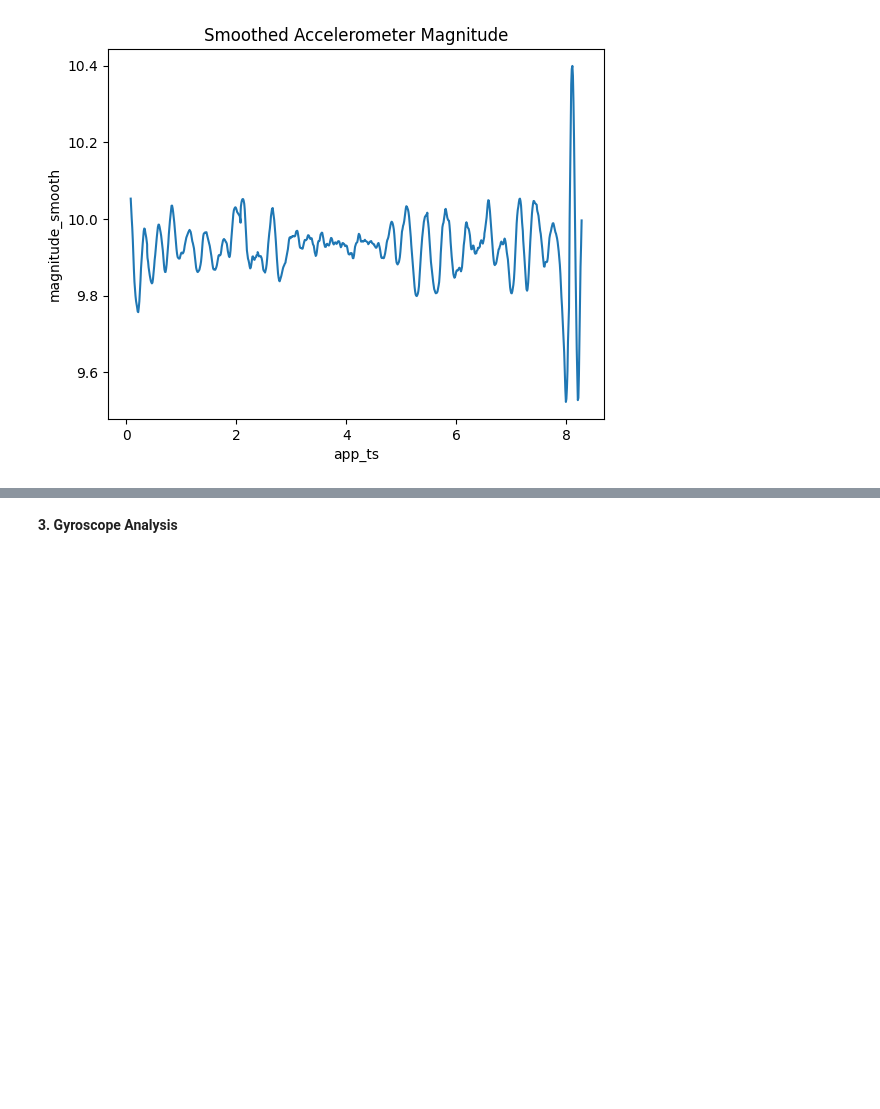
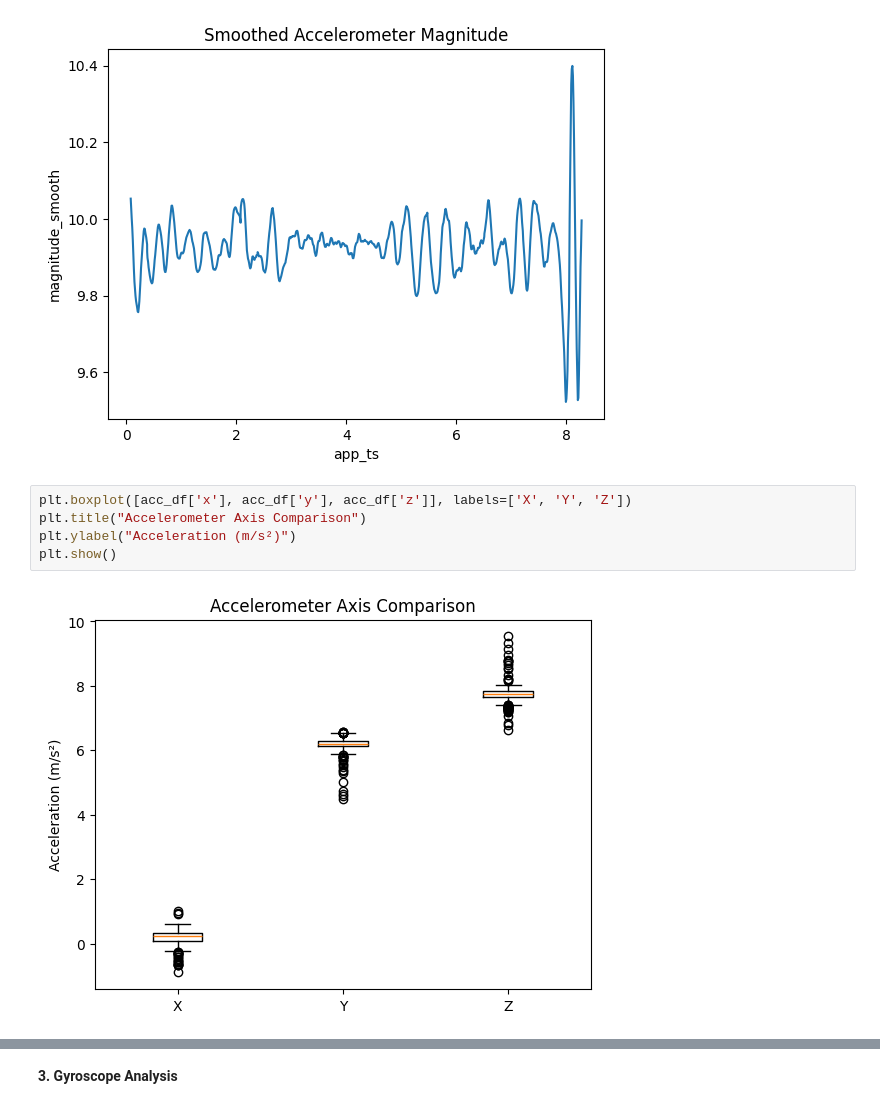
Before and after one commit to HiraNawaz2415/Assignment-1-TOPL-Roll-002-, a Jupyter notebook: assignment#1.ipynb, the cells around one changed output, grey strips where cells are left out. Drawn from its saved outputs; the diff is of its cells as text; blank space fills up the shorter version.

```diff
--- a/assignment#1.ipynb
+++ b/assignment#1.ipynb
@@ -266,3 +266,10 @@ plt.title("Smoothed Accelerometer Magnitude")
 plt.show()
 # %% [output]
 [figure]
+# %%
+plt.boxplot([acc_df['x'], acc_df['y'], acc_df['z']], labels=['X', 'Y', 'Z'])
+plt.title("Accelerometer Axis Comparison")
+plt.ylabel("Acceleration (m/s²)")
+plt.show()
+# %% [output]
+[figure, added]
```
Also changed, not shown: parts of 11 cells of this notebook.
